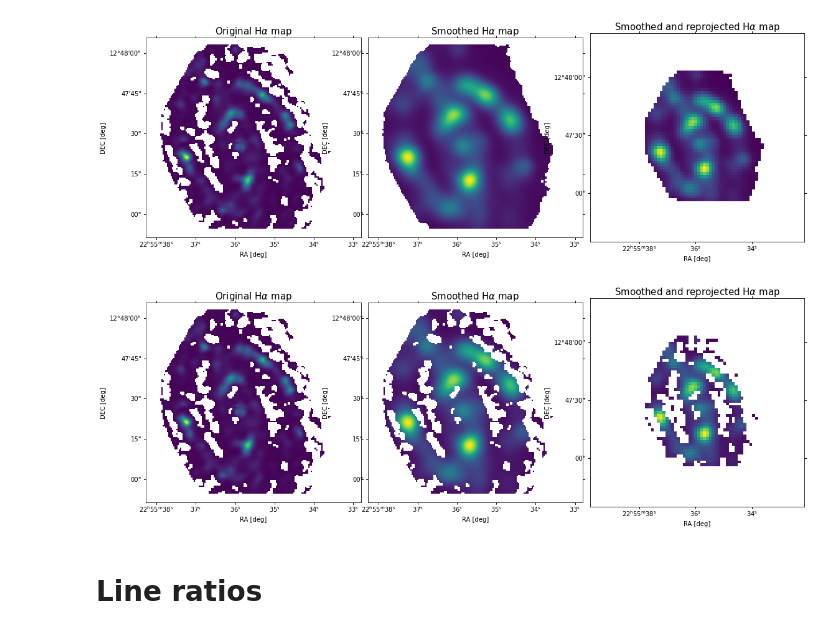
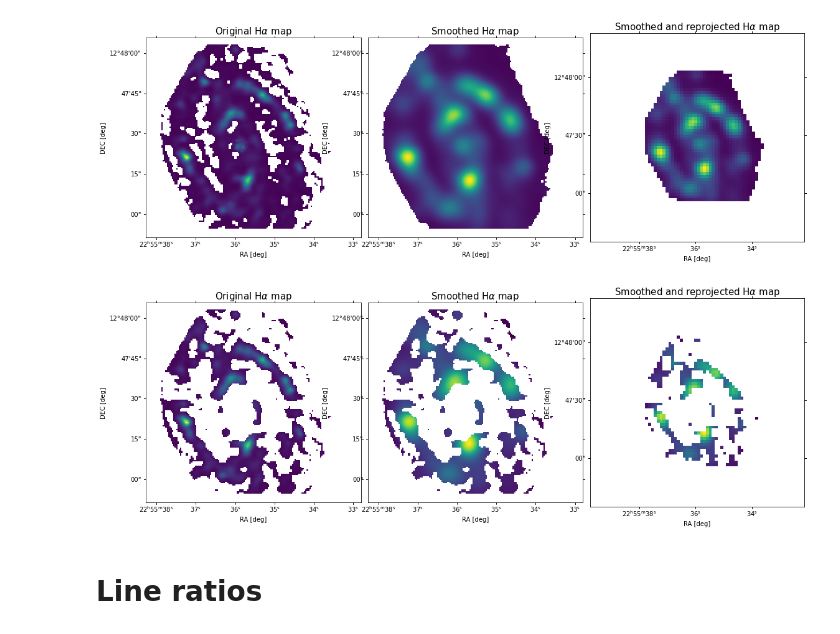
Before and after one commit to Bruno-Rodriguez/quenching-nearby-galaxies, a Jupyter notebook: smooth_and_reproject_cubes.ipynb, the cells around one changed output. Saved outputs shown, nothing was run; the diff lists cells and outputs as text; code cells hidden in the pictures.

```diff
--- a/smooth_and_reproject_cubes.ipynb
+++ b/smooth_and_reproject_cubes.ipynb
@@ -144,0 +341,2 @@ plt.show()
+# %%
+Ha_mask = (frames[6]/frames[13]>1)&(frames[6]>6)
@@ -183,7 +398,8 @@ for signal,noise in zip(frames[:7],frames[7:14]):
 (14, 149, 160)
 # %%
 frames_cube = SpectralCube(data=frames[:7],wcs=WCS(wcs_califa))
-frames_cube = frames_cube.with_mask(region)
+frames_cube = frames_cube.with_mask(Ha_mask)
+#frames_cube = frames_cube.with_mask(region)
 #frames_cube = frames_cube.with_mask(frames[0]/frames[6]>1)
 #frames_cube = frames_cube.with_mask(frames[:7]/frames[7:14]>1)
 # %%
@@ -233,8 +449,8 @@ for ax,frame,label in zip([ax1,ax2,ax3],[np.array(frames_cube[index,:,:]),np.arr
                           ['Original','Smoothed','Smoothed and reprojected']):
     ax.imshow(frame, origin='lower')
     ax.set_title(label+r' H$\alpha$ map',fontsize=15)
-    ax.coords['ra'].set_axislabel('RA [deg]')
-    ax.coords['dec'].set_axislabel('DEC [deg]')
+    ax.coords['ra'].set_axislabel('RA')
+    ax.coords['dec'].set_axislabel('DEC')
 #ax.coords['dec'].set_axislabel_position('r')
 #ax.coords['dec'].set_ticklabel_position('r')
 fig.tight_layout()
@@ -251,8 +467,8 @@ for ax,frame,label in zip([ax1,ax2,ax3],[np.array(frames_cube[index,:,:]),np.arr
                           ['Original','Smoothed','Smoothed and reprojected']):
     ax.imshow(frame, origin='lower')
     ax.set_title(label+r' H$\alpha$ map',fontsize=15)
-    ax.coords['ra'].set_axislabel('RA [deg]')
-    ax.coords['dec'].set_axislabel('DEC [deg]')
+    ax.coords['ra'].set_axislabel('RA')
+    ax.coords['dec'].set_axislabel('DEC')
 #ax.coords['dec'].set_axislabel_position('r')
 #ax.coords['dec'].set_ticklabel_position('r')
 fig.tight_layout()
@@ -262,21 +478,21 @@ plt.show()
 # %%
 index = 3
 fig = plt.figure(figsize=(15,5))
 ax1 = fig.add_subplot(1,3,1,projection=WCS(wcs_califa).celestial)
 ax2 = fig.add_subplot(1,3,2,projection=WCS(wcs_califa).celestial)
 ax3 = fig.add_subplot(1,3,3,projection=WCS(target_header))
 for ax,frame,label in zip([ax1,ax2,ax3],[np.array(frames_cube[index,:,:]),np.array(frames_cube_convolved[index,:,:]),reprojected_list[index]],
                           ['Original','Smoothed','Smoothed and reprojected']):
     ax.imshow(frame, origin='lower')
     ax.set_title(label+r' H$\alpha$ map',fontsize=15)
-    ax.coords['ra'].set_axislabel('RA [deg]')
-    ax.coords['dec'].set_axislabel('DEC [deg]')
+    ax.coords['ra'].set_axislabel('RA')
+    ax.coords['dec'].set_axislabel('DEC')
 #ax.coords['dec'].set_axislabel_position('r')
 #ax.coords['dec'].set_ticklabel_position('r')
 fig.tight_layout()
 plt.show()
 # %% [output]
-[figure, old version]
+[figure, new version]
 # %% [markdown]
 # Line ratios
 # %%
```
Also changed, not shown: parts of 67 cells of this notebook.
